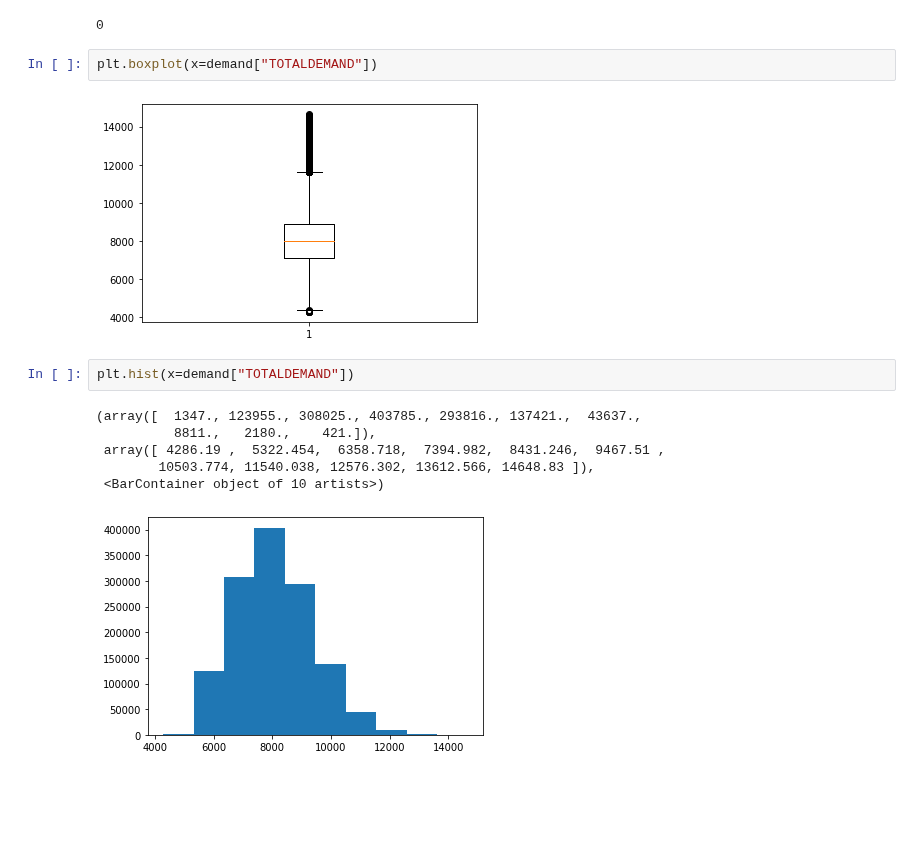
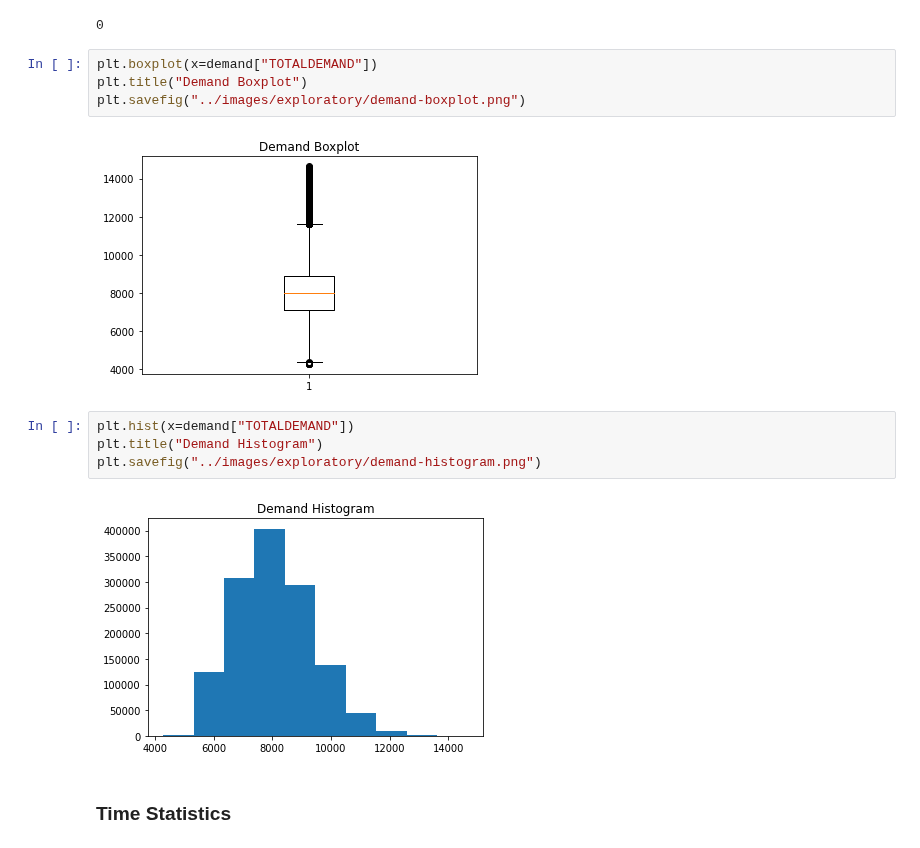
Before and after one commit to dmc-au/Team-A---Impacts-of-Household-PV-on-Grid-Demand, a Jupyter notebook: src/exploratory-analysis.ipynb, the cells around one changed output. Saved outputs shown, nothing was run; the diff lists cells and outputs as text; blank space fills up the shorter version.

```diff
--- a/src/exploratory-analysis.ipynb
+++ b/src/exploratory-analysis.ipynb
@@ -114,14 +127,15 @@ demand['TOTALDEMAND'].isnull().sum()
 0
 # %%
 plt.boxplot(x=demand["TOTALDEMAND"])
+plt.title("Demand Boxplot")
+plt.savefig("../images/exploratory/demand-boxplot.png")
 # %% [output]
-[figure, old version]
+[figure, new version]
 # %%
 plt.hist(x=demand["TOTALDEMAND"])
+plt.title("Demand Histogram")
+plt.savefig("../images/exploratory/demand-histogram.png")
 # %% [output]
-(array([  1347., 123955., 308025., 403785., 293816., 137421.,  43637.,
-          8811.,   2180.,    421.]),
- array([ 4286.19 ,  5322.454,  6358.718,  7394.982,  8431.246,  9467.51 ,
-        10503.774, 11540.038, 12576.302, 13612.566, 14648.83 ]),
- <BarContainer object of 10 artists>)
-[figure, old version]
+[figure, new version]
+# %% [markdown]
+### Time Statistics
```
Also changed, not shown: parts of 20 cells of this notebook, 11 other files.
